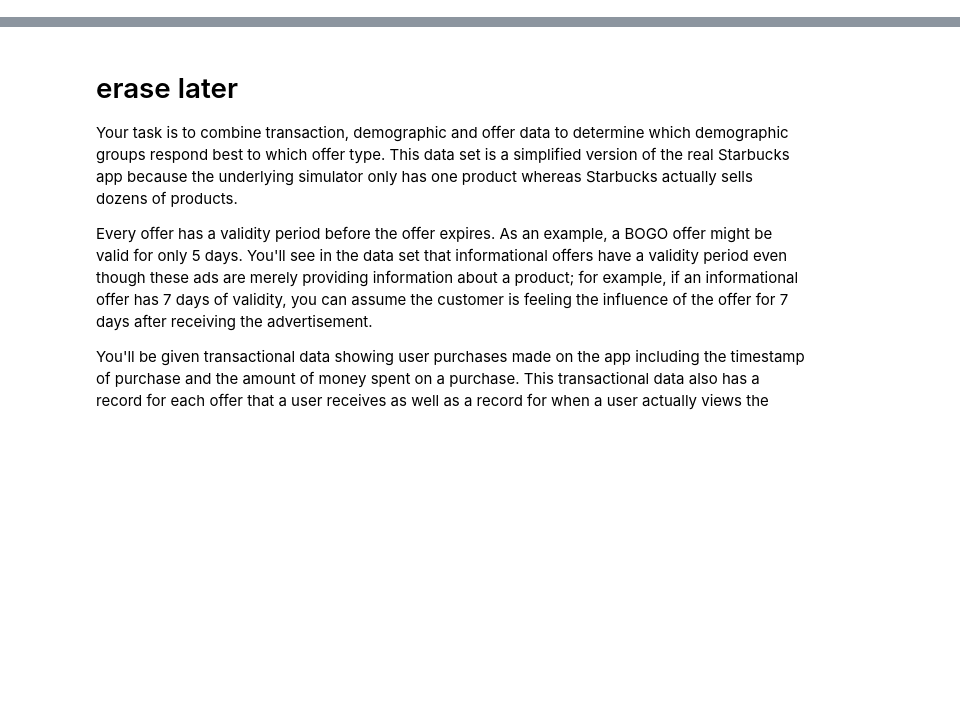
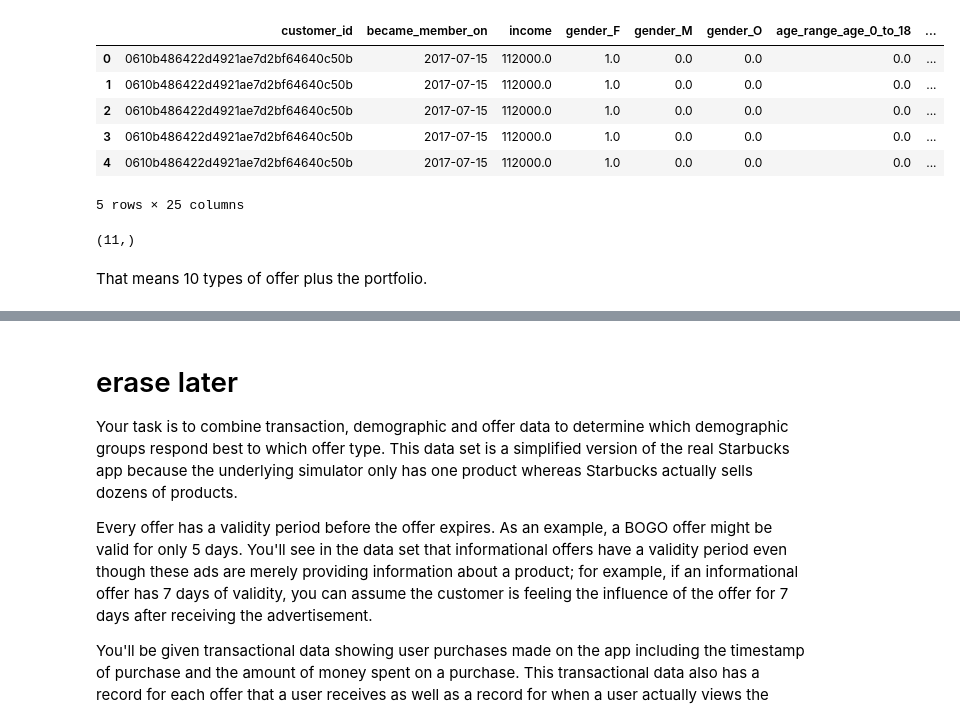
Before and after one commit to dletoneiva/recs_with_starbucks, a Jupyter notebook: data_modeling.ipynb, the cells around one changed output, grey strips where cells are left out. Drawn from its saved outputs; the diff is of its cells as text; code cells hidden in the pictures; blank space fills up the shorter version.

```diff
--- a/data_modeling.ipynb
+++ b/data_modeling.ipynb
@@ -40,0 +106,24 @@ The following metrics are going to be used to measure the models performance:
+# %%
+df_merge = pd.merge(customers,
+                    events,
+                    how='outer',
+                    on='customer_id')
+df_merge.head()
+# %% [output]
+|  | customer_id | became_member_on | income | gender_F | gender_M | gender_O | age_range_age_0_to_18 | ... |
+| 0 | 0610b486422d4921ae7d2bf64640c50b | 2017-07-15 | 112000.0 | 1.0 | 0.0 | 0.0 | 0.0 | ... |
+| 1 | 0610b486422d4921ae7d2bf64640c50b | 2017-07-15 | 112000.0 | 1.0 | 0.0 | 0.0 | 0.0 | ... |
+| 2 | 0610b486422d4921ae7d2bf64640c50b | 2017-07-15 | 112000.0 | 1.0 | 0.0 | 0.0 | 0.0 | ... |
+| 3 | 0610b486422d4921ae7d2bf64640c50b | 2017-07-15 | 112000.0 | 1.0 | 0.0 | 0.0 | 0.0 | ... |
+| 4 | 0610b486422d4921ae7d2bf64640c50b | 2017-07-15 | 112000.0 | 1.0 | 0.0 | 0.0 | 0.0 | ... |
+5 rows × 25 columns
+# %%
+df = pd.merge(df_merge,
+            portfolio,
+            how='outer',
+            on='offer_id')
+df['offer_id'].unique().shape
+# %% [output]
+(11,)
+# %% [markdown]
+That means 10 types of offer plus the portfolio.
```
Also changed, not shown: parts of 9 cells of this notebook, 3 other files.
